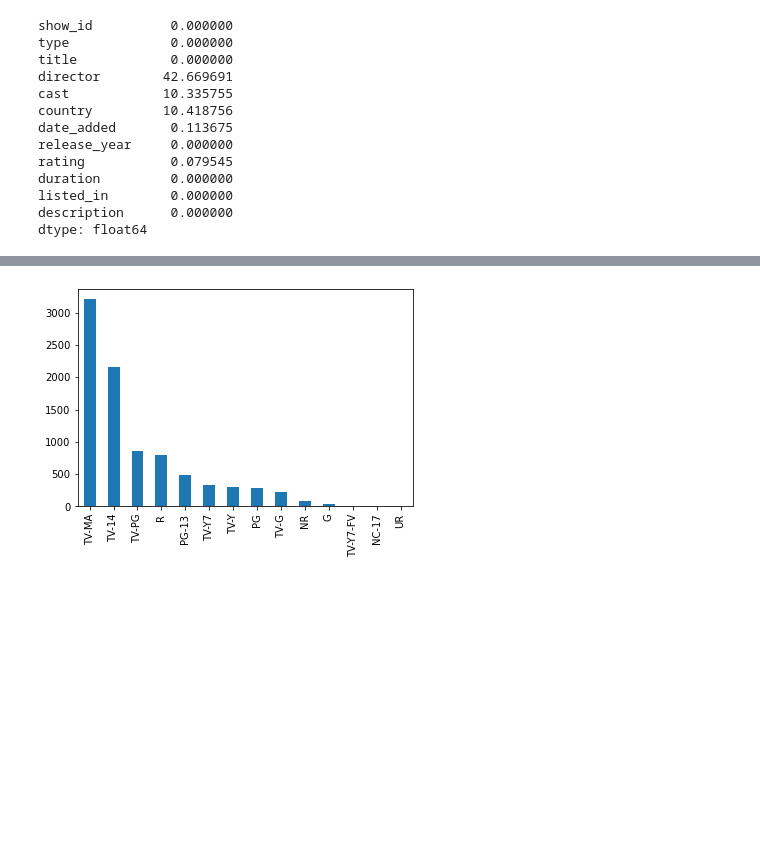
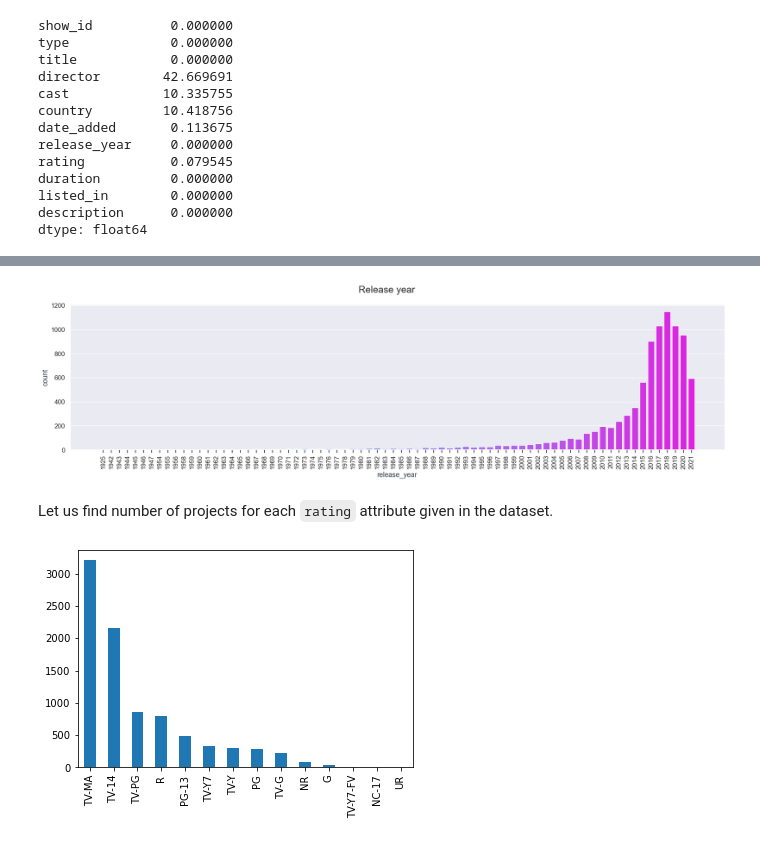
Before and after one commit to AjaySreekumar47/Netflix-EDA, a Jupyter notebook: Netflix Titles EDA+Visualizations.ipynb, the cells around one changed output, grey strips where cells are left out. Saved outputs shown, nothing was run; the diff lists cells and outputs as text; code cells hidden in the pictures; blank space fills up the shorter version.

```diff
--- a/Netflix Titles EDA+Visualizations.ipynb
+++ b/Netflix Titles EDA+Visualizations.ipynb
@@ -65,3 +112,10 @@ dtype: float64
+# %%
+df_filter = titles["release_year"].value_counts().rename_axis("release_year").reset_index(name='count')
+bar_plot_data_v2(df_filter,  {"y": "count", "x": "release_year"}, "Release year", (22, 5), top_filter=1000, inverted_x=True)
+# %% [output]
+[figure, added]
+# %% [markdown]
+Let us find number of projects for each `rating` attribute given in the dataset.
 # %%
 titles["rating"].value_counts().plot.bar();
 # %% [output]
```
Also changed, not shown: parts of 37 cells of this notebook.
